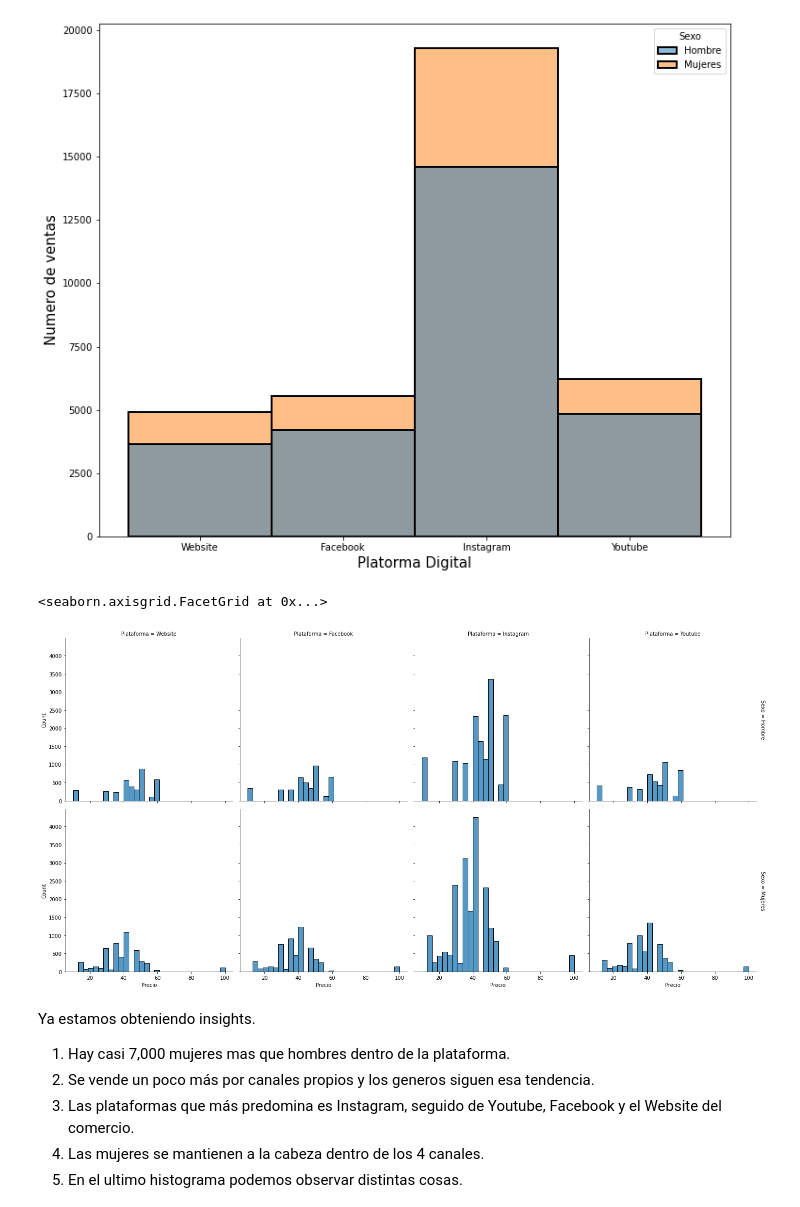
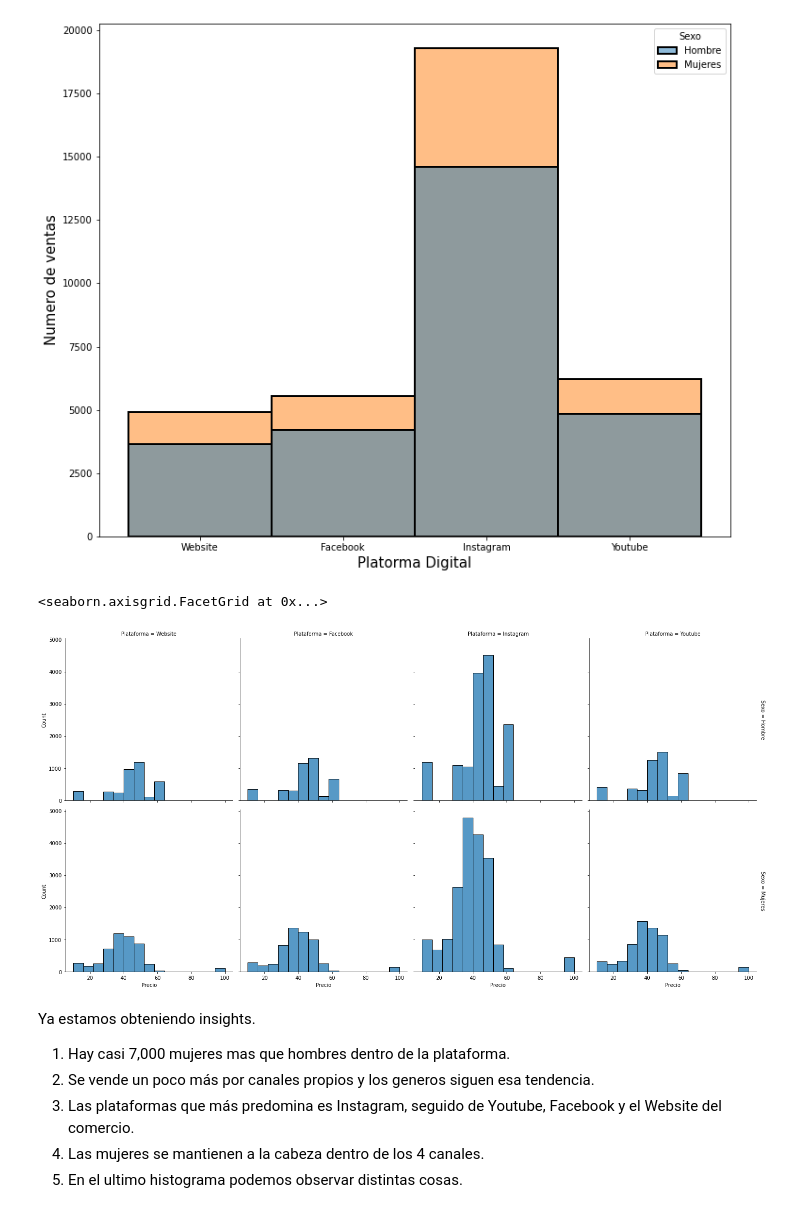
Before and after one commit to joseluistello/Python--, a Jupyter notebook: Data-Analysis-Python/Ecommerce Data Analysis .ipynb, the cells around one changed output. Saved outputs shown, nothing was run; the diff lists cells and outputs as text; code cells hidden in the pictures.

```diff
--- a/Data-Analysis-Python/Ecommerce Data Analysis .ipynb
+++ b/Data-Analysis-Python/Ecommerce Data Analysis .ipynb
@@ -325,14 +361,14 @@ Text(0, 0.5, 'Numero de ventas')
 # %%
 sns.displot(df,
             x="Precio",
             col="Plataforma",
             row="Sexo",
-            binwidth=3,
+            binwidth=6,
             height=5,
             facet_kws=dict(margin_titles=True))
 # %% [output]
 <seaborn.axisgrid.FacetGrid at 0x...>
-[figure, old version]
+[figure, new version]
 # %% [markdown]
 Ya estamos obteniendo insights.
 
```
Also changed, not shown: parts of 6 cells of this notebook.
